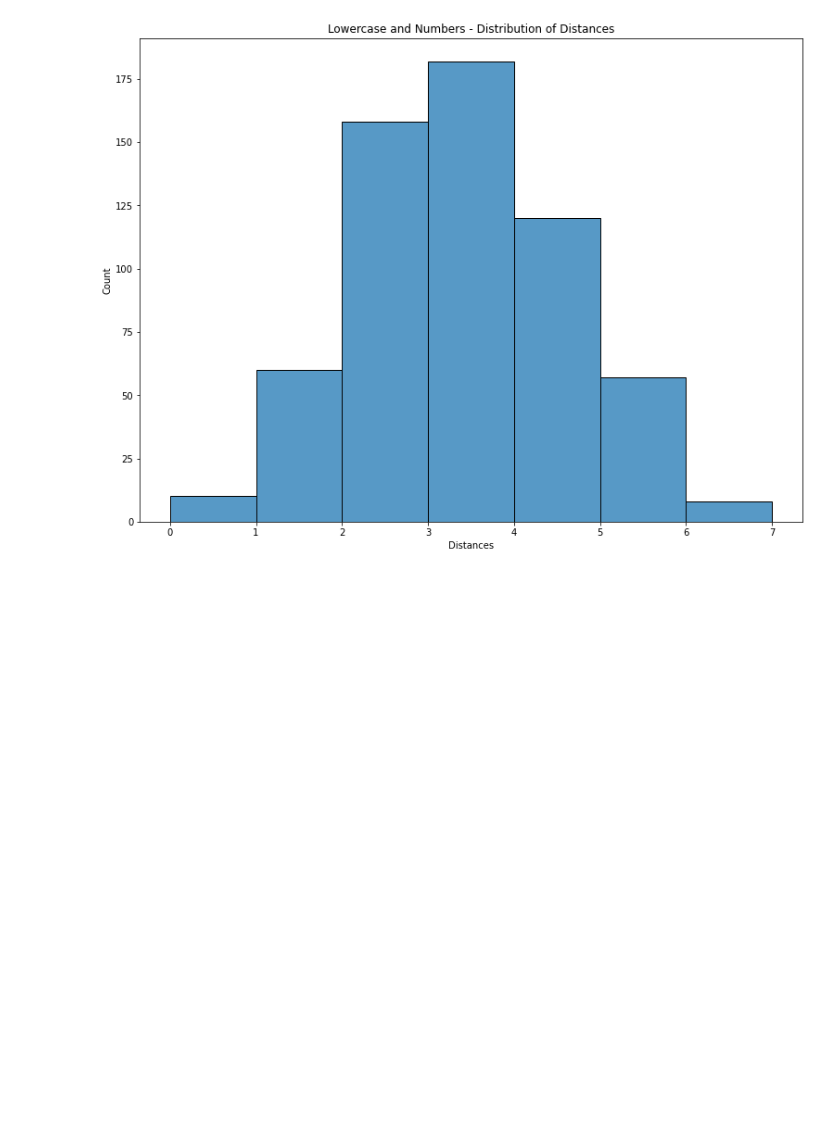
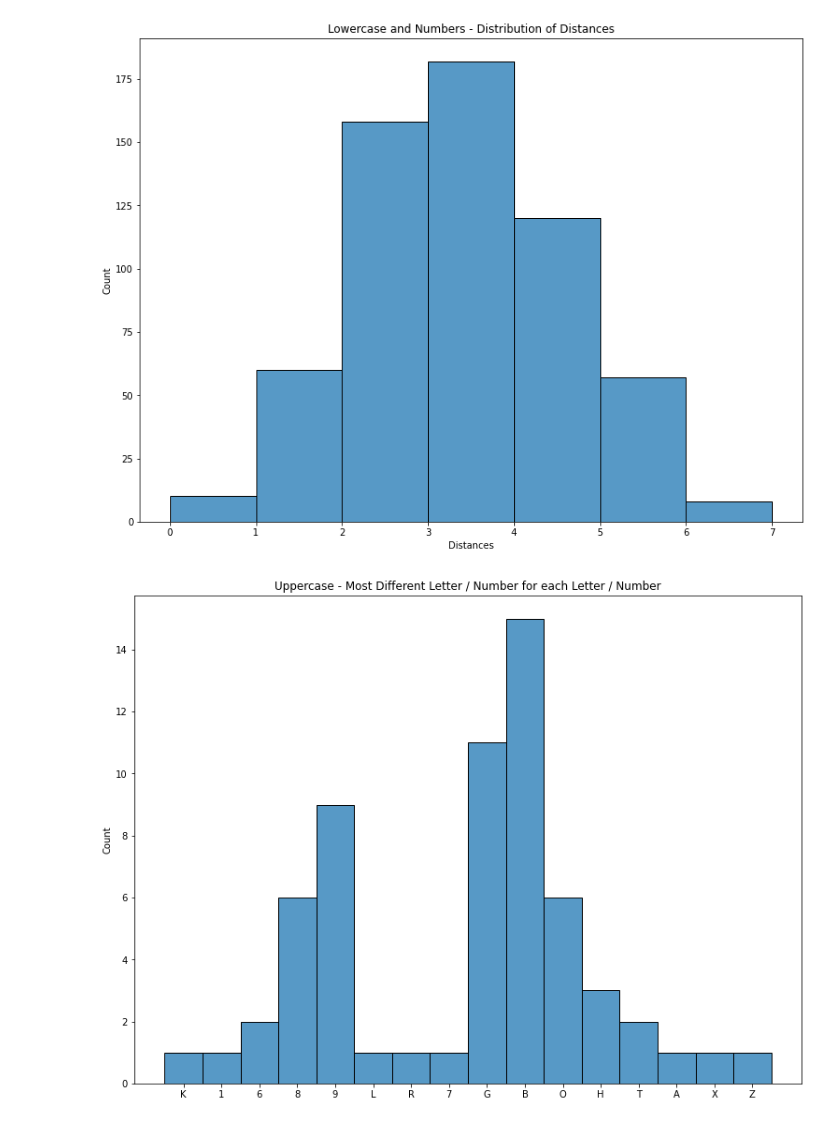
Before and after one commit to SuibhneOFoighil/MO410-collective-fonts, a Jupyter notebook: analysis-emendments.ipynb, the cells around one changed output. Drawn from its saved outputs; the diff is of its cells as text; code cells hidden in the pictures; blank space fills up the shorter version.

```diff
--- a/analysis-emendments.ipynb
+++ b/analysis-emendments.ipynb
@@ -188,3 +150,14 @@ ax.set(xlabel='Distances', title='Lowercase and Numbers - Distribution of Distan
 plt.show()
 # %% [output]
 [figure]
+# %%
+np.fill_diagonal(uppercase_distance_matrix, -1)
+max_distance_LNs = []
+for row in uppercase_distance_matrix:
+    max_distance_LNs = max_distance_LNs + list(uppercase_DF.index[np.flatnonzero(row == np.max(row))])
+
+ax = sns.histplot(max_distance_LNs)
+ax.set(title='Uppercase - Most Different Letter / Number for each Letter / Number')
+plt.show()
+# %% [output]
+[figure, added]
```
Also changed, not shown: parts of 3 cells of this notebook, 1 other file.
